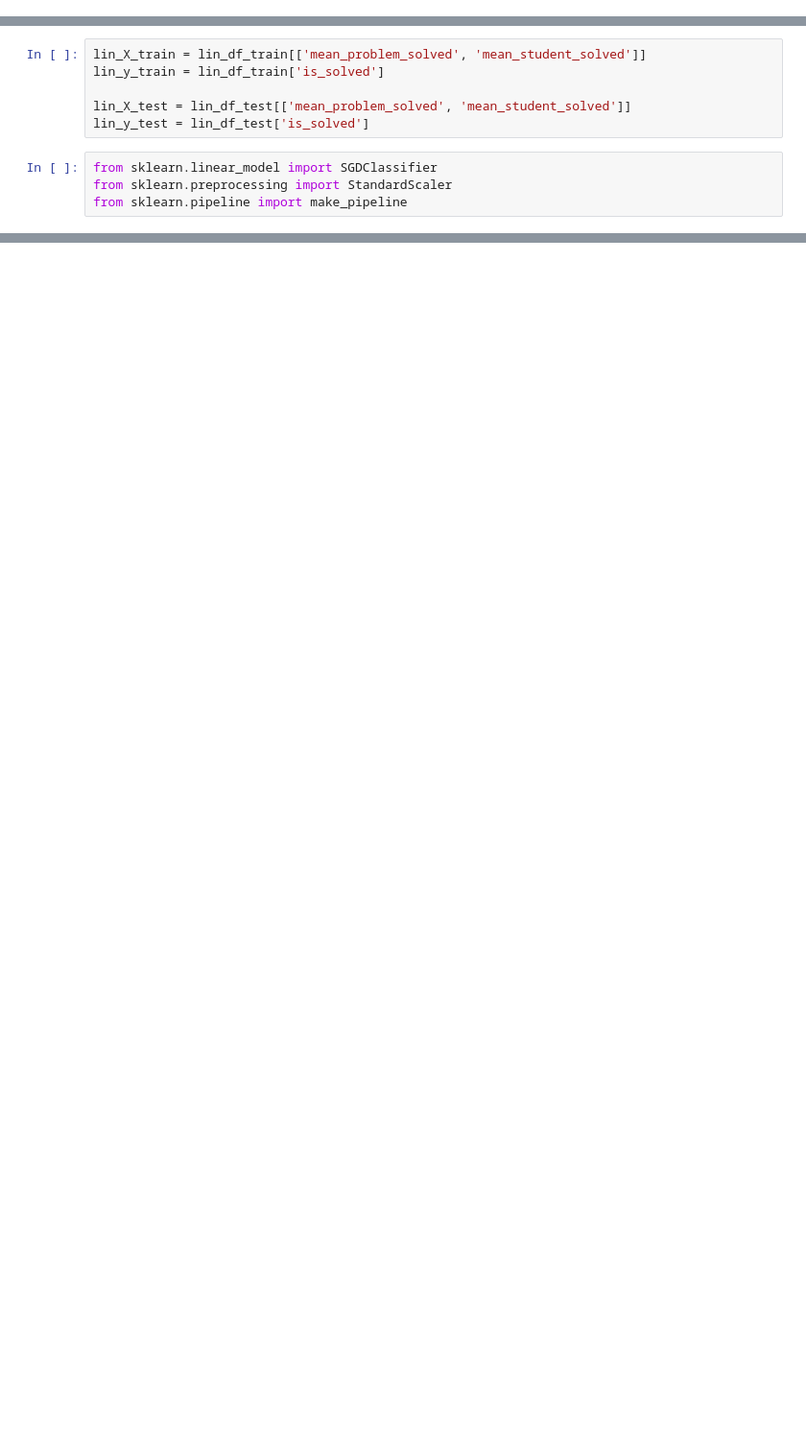
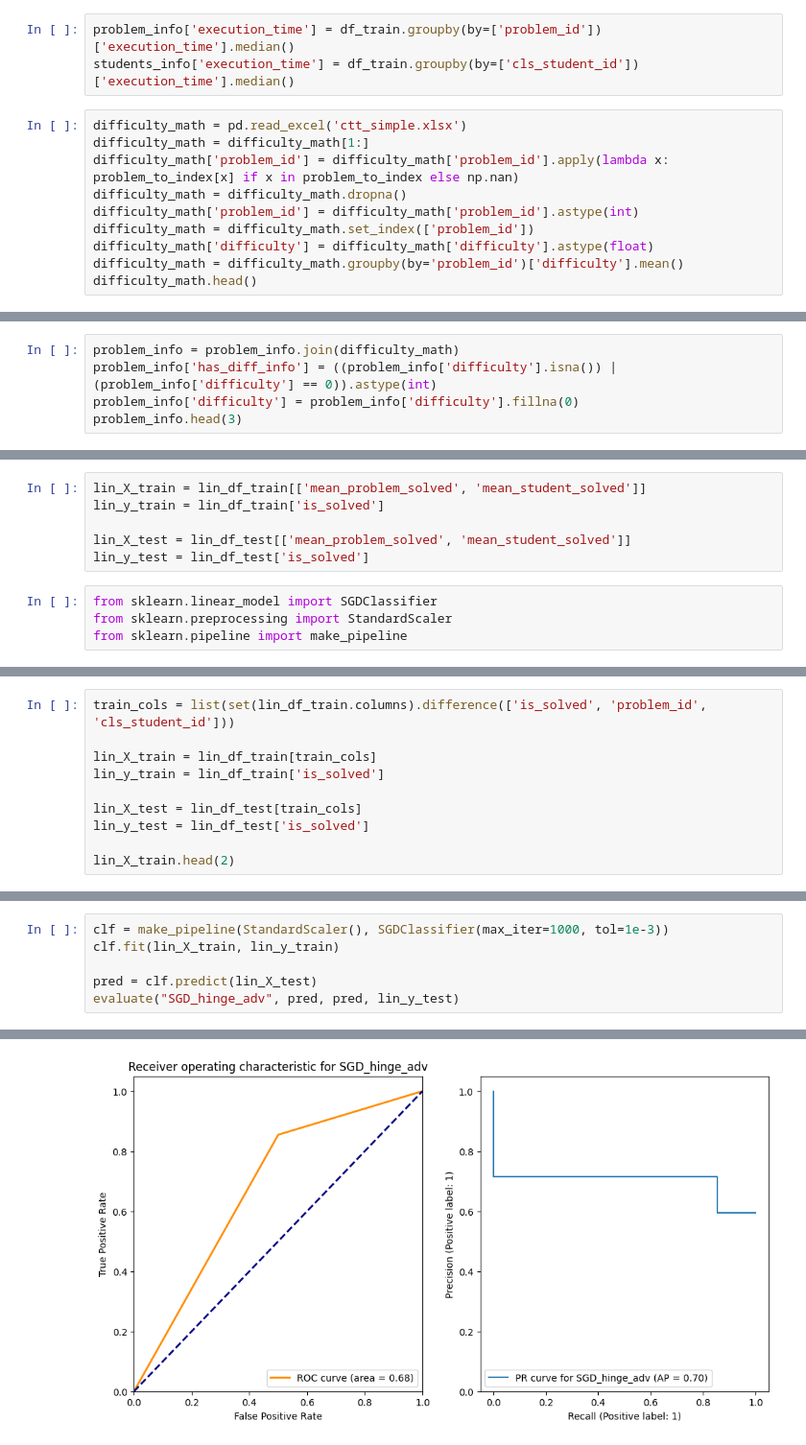
Before and after one commit to dagiboy/skill_model_ya_education, a Jupyter notebook: const_model.ipynb, the cells around one changed output, grey strips where cells are left out. Shown at 96% size. Saved outputs shown, nothing was run; the diff lists cells and outputs as text; blank space fills up the shorter version.

```diff
--- a/const_model.ipynb
+++ b/const_model.ipynb
@@ -87,3 +168,16 @@ problem_info.columns = ['mean_problem_solved']
 # %%
 students_info = df_train.groupby(by=['cls_student_id'])[['is_solved']].mean()
 students_info.columns = ['mean_student_solved']
+# %%
+problem_info['execution_time'] = df_train.groupby(by=['problem_id'])['execution_time'].median()
+students_info['execution_time'] = df_train.groupby(by=['cls_student_id'])['execution_time'].median()
+# %%
+difficulty_math = pd.read_excel('ctt_simple.xlsx')
+difficulty_math = difficulty_math[1:]
+difficulty_math['problem_id'] = difficulty_math['problem_id'].apply(lambda x: problem_to_index[x] if x in problem_to_index else np.nan)
+difficulty_math = difficulty_math.dropna()
+difficulty_math['problem_id'] = difficulty_math['problem_id'].astype(int)
+difficulty_math = difficulty_math.set_index(['problem_id'])
+difficulty_math['difficulty'] = difficulty_math['difficulty'].astype(float)
+difficulty_math = difficulty_math.groupby(by='problem_id')['difficulty'].mean()
+difficulty_math.head()
@@ -89,0 +192,5 @@ students_info.columns = ['mean_student_solved']
+# %%
+problem_info = problem_info.join(difficulty_math)
+problem_info['has_diff_info'] = ((problem_info['difficulty'].isna()) | (problem_info['difficulty'] == 0)).astype(int)
+problem_info['difficulty'] = problem_info['difficulty'].fillna(0)
+problem_info.head(3)
@@ -146,0 +301,10 @@ precision:0.7980569145775654, recall:0.9220534707494201
+# %%
+train_cols = list(set(lin_df_train.columns).difference(['is_solved', 'problem_id', 'cls_student_id']))
+
+lin_X_train = lin_df_train[train_cols]
+lin_y_train = lin_df_train['is_solved']
+
+lin_X_test = lin_df_test[train_cols]
+lin_y_test = lin_df_test['is_solved']
+
+lin_X_train.head(2)
@@ -146,0 +315,7 @@ precision:0.7980569145775654, recall:0.9220534707494201
+# %%
+clf = make_pipeline(StandardScaler(), SGDClassifier(max_iter=1000, tol=1e-3))
+clf.fit(lin_X_train, lin_y_train)
+
+pred = clf.predict(lin_X_test)
+evaluate("SGD_hinge_adv", pred, pred, lin_y_test)
+# %% [output]
@@ -146,0 +323 @@ precision:0.7980569145775654, recall:0.9220534707494201
+[figure, added]
```
Also changed, not shown: parts of 62 cells of this notebook, 3 other files.
